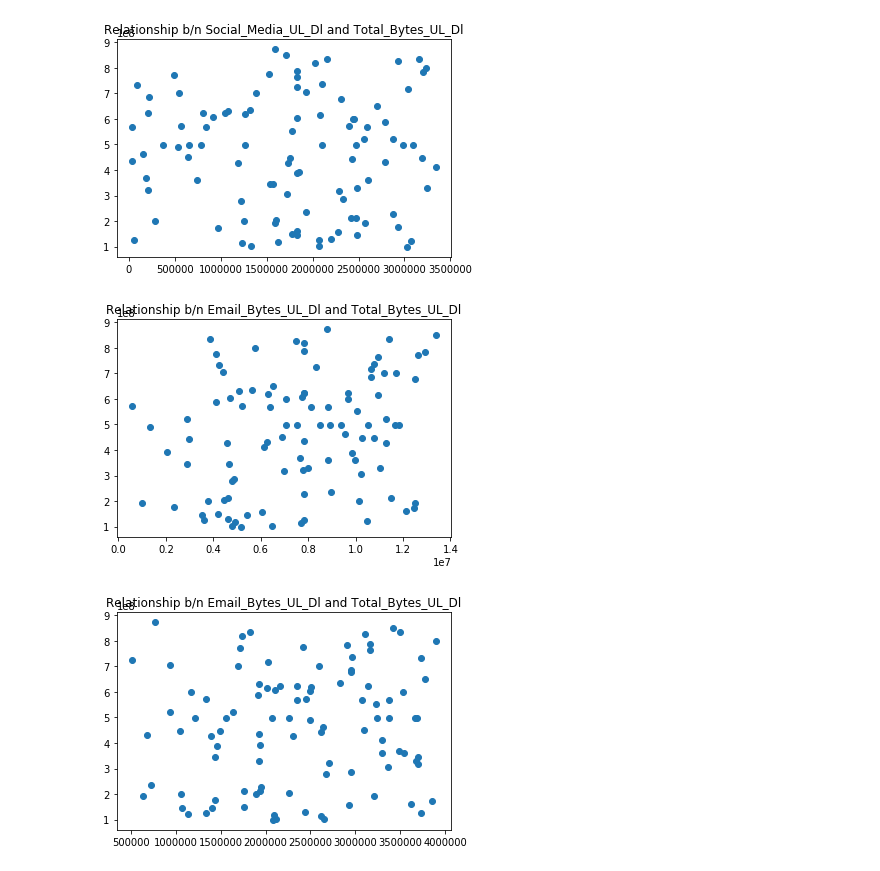
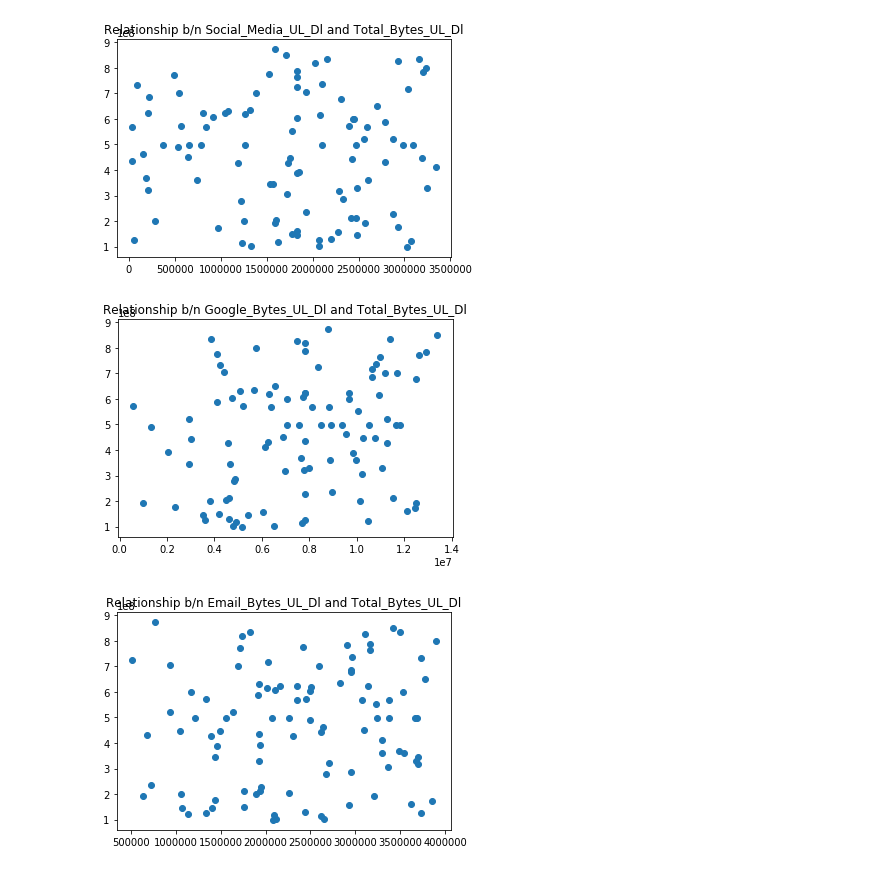
Before and after one commit to Haftom2323/10_Academy_Week1_Challenge, a Jupyter notebook: notebooks/data_cleaning and exploration.ipynb, the cells around one changed output. Saved outputs shown, nothing was run; the diff lists cells and outputs as text; code cells hidden in the pictures.

```diff
--- a/notebooks/data_cleaning and exploration.ipynb
+++ b/notebooks/data_cleaning and exploration.ipynb
@@ -536,9 +520,9 @@ bivariate_plot(df.head(100),'Social_Media_UL_Dl','Relationship b/n Social_Media_
 # %% [output]
 [figure]
 # %%
-bivariate_plot(df.head(100),'Google_Bytes_UL_Dl','Relationship b/n Email_Bytes_UL_Dl and Total_Bytes_UL_Dl')
+bivariate_plot(df.head(100),'Google_Bytes_UL_Dl','Relationship b/n Google_Bytes_UL_Dl and Total_Bytes_UL_Dl')
 # %% [output]
-[figure, old version]
+[figure, new version]
 # %%
 bivariate_plot(df.head(100),'Email_Bytes_UL_Dl','Relationship b/n Email_Bytes_UL_Dl and Total_Bytes_UL_Dl')
 # %% [output]
```
Also changed, not shown: parts of 22 cells of this notebook.
